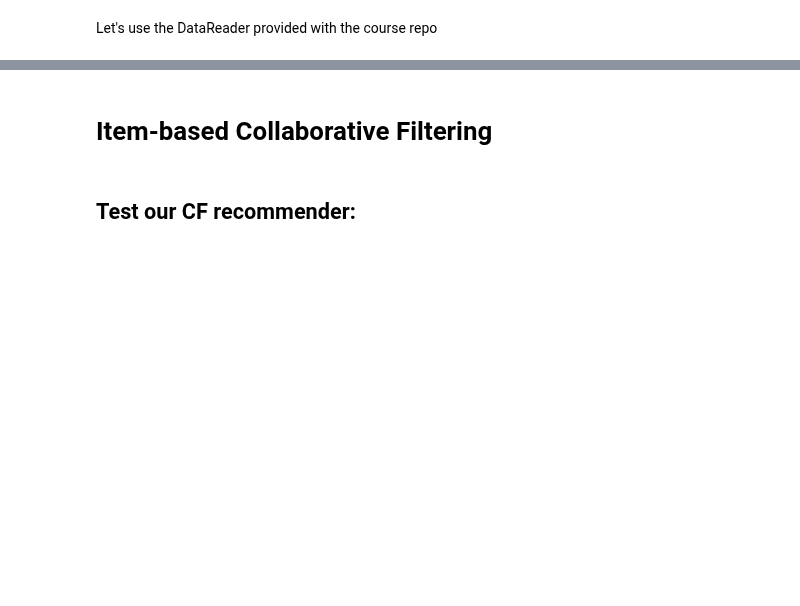
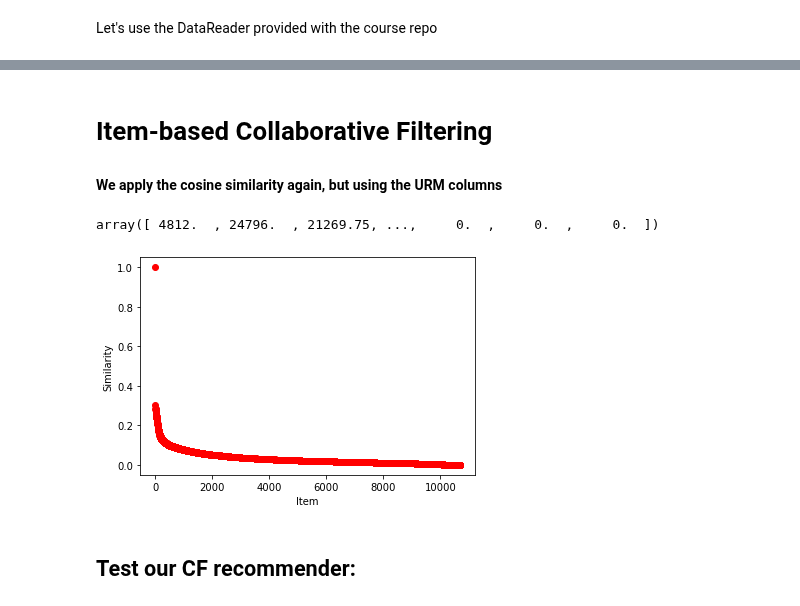
Before and after one commit to MaurizioFD/RecSys_Course_AT_PoliMi, a Jupyter notebook: Practice 04 - Collaborative Filtering.ipynb, the cells around one changed output, grey strips where cells are left out. Cells and saved outputs as stored; diff of their text form; code cells hidden in the pictures; blank space fills up the shorter version.

```diff
--- a/Practice 04 - Collaborative Filtering.ipynb
+++ b/Practice 04 - Collaborative Filtering.ipynb
@@ -57,5 +58,29 @@ EvaluatorHoldout: Ignoring 69796 ( 0.1%) Users that have less than 1 test intera
 # %% [markdown]
 # Item-based Collaborative Filtering
+
+#### We apply the cosine similarity again, but using the URM columns
+# %%
+item_id = 80
+shrink = 10
+
+numerator_vector = URM_train.T[item_id].dot(URM_train).toarray().ravel()
+numerator_vector
+# %% [output]
+array([ 4812.  , 24796.  , 21269.75, ...,     0.  ,     0.  ,     0.  ])
+# %%
+item_norms = np.sqrt(np.array(URM_train.power(2).sum(axis=0))).ravel()
+denominator_vector = item_norms[item_id] * item_norms + shrink + 1e-6
+
+similarity_vector = numerator_vector/denominator_vector
+# %%
+sorted_item_indices = np.argsort(-similarity_vector)
+
+pyplot.plot(similarity_vector[sorted_item_indices], 'ro')
+pyplot.ylabel('Similarity')
+pyplot.xlabel('Item')
+pyplot.show()
+# %% [output]
+[figure, added]
 # %%
 from Recommenders.Similarity.Compute_Similarity_Python import Compute_Similarity_Python
 import numpy as np
```
Also changed, not shown: parts of 11 cells of this notebook.
